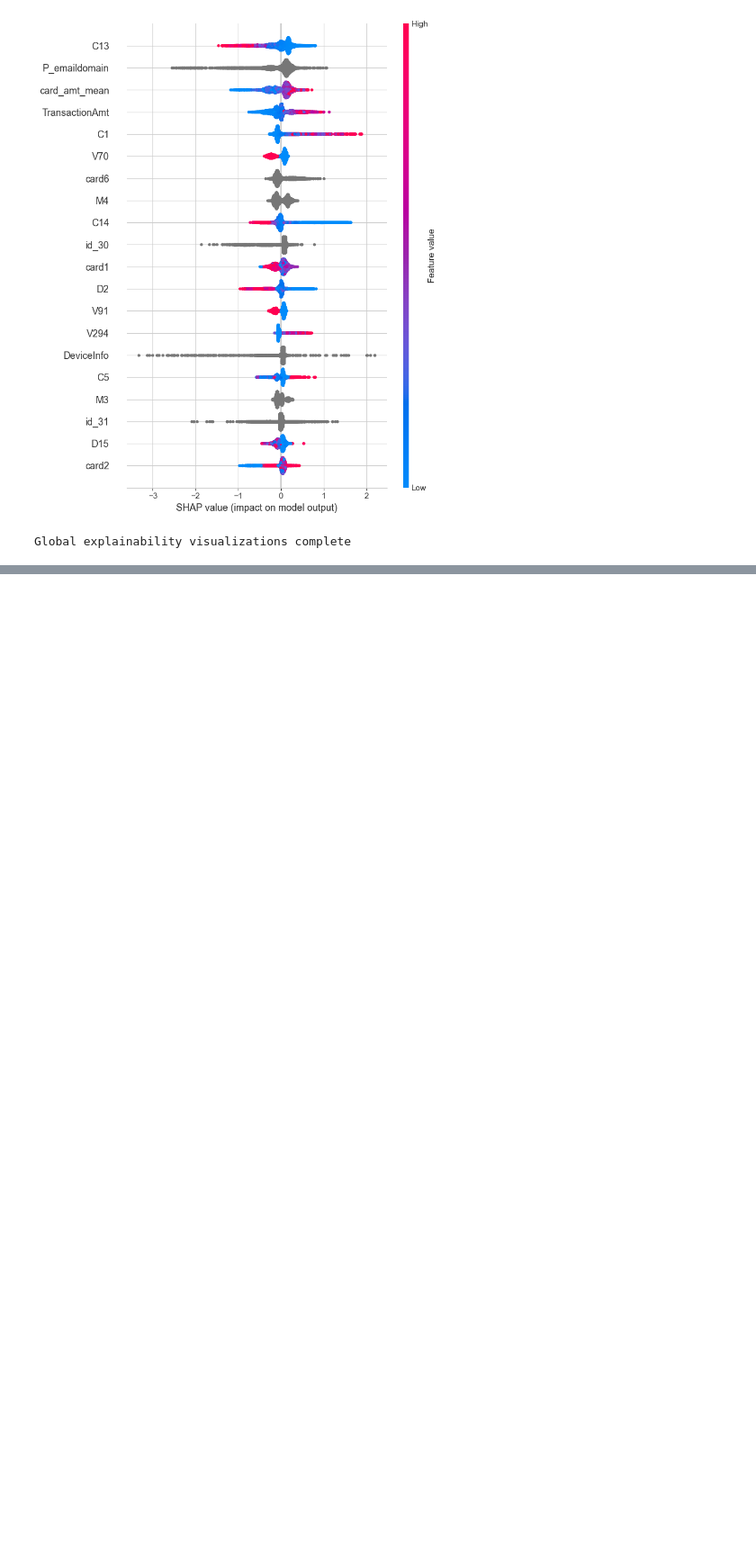
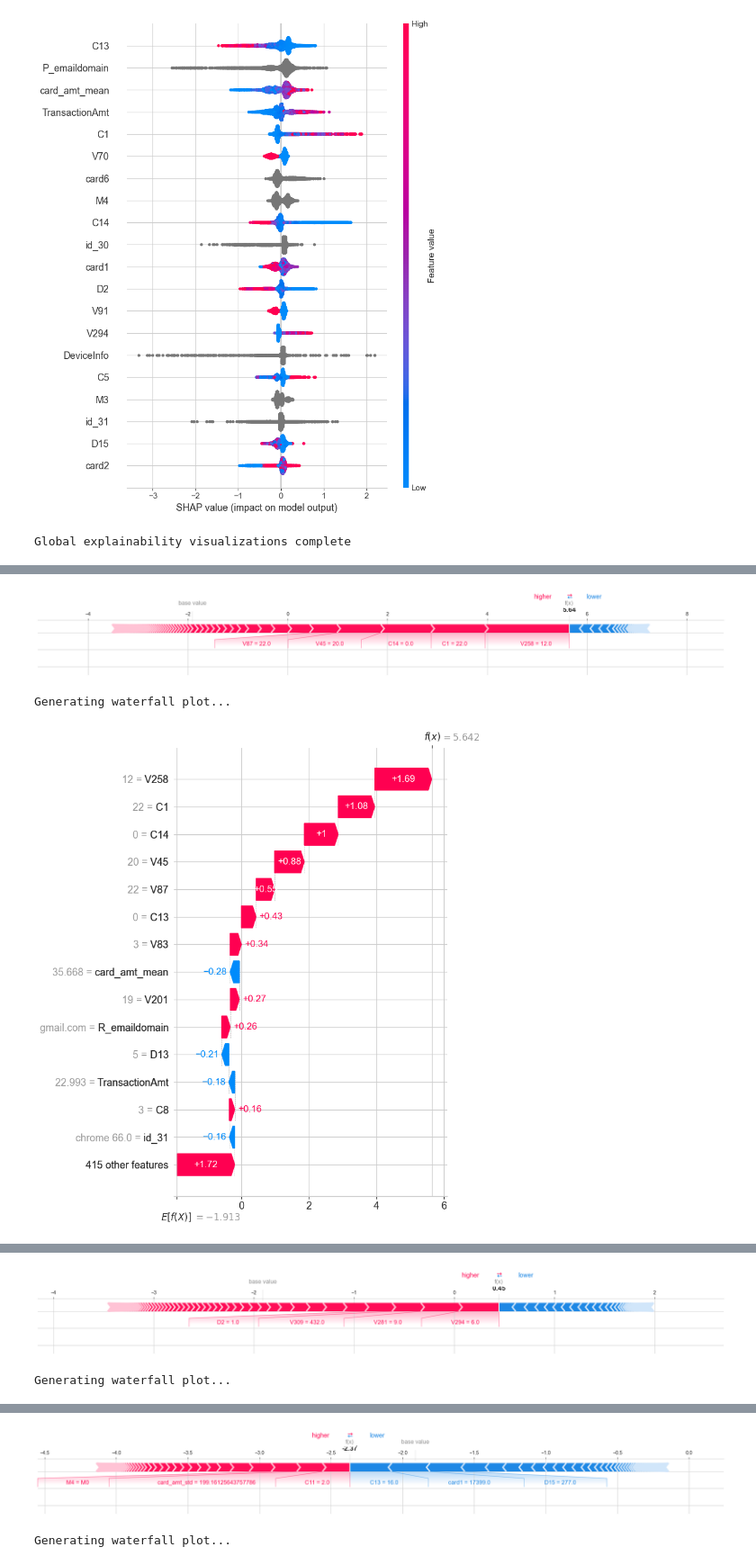
Before and after one commit to devbrewai/ai-fraud-detection-cross-border-payments, a Jupyter notebook: notebooks/03_model_training.ipynb, the cells around one changed output, grey strips where cells are left out. Shown at 90% size. Saved outputs shown, nothing was run; the diff lists cells and outputs as text; code cells hidden in the pictures; blank space fills up the shorter version.

```diff
--- a/notebooks/03_model_training.ipynb
+++ b/notebooks/03_model_training.ipynb
@@ -3257,0 +3266,73 @@ Global explainability visualizations complete
+# %%
+# Get predictions for sample
+y_pred_proba_sample = baseline_model.predict(X_test_sample)
+
+# Select representative examples
+high_risk_idx = np.where(y_pred_proba_sample > 0.9)[0]
+medium_risk_idx = np.where((y_pred_proba_sample >= 0.3) & (y_pred_proba_sample <= 0.7))[0]
+low_risk_idx = np.where(y_pred_proba_sample < 0.1)[0]
+
+examples = [
+    ("High-Risk Fraud", high_risk_idx[0] if len(high_risk_idx) > 0 else 0),
+    ("Medium-Risk Case", medium_risk_idx[0] if len(medium_risk_idx) > 0 else 100),
+    ("Low-Risk Legitimate", low_risk_idx[0] if len(low_risk_idx) > 0 else 500)
+]
+
+print("Local Explainability: Individual Transaction Examples\n")
+print(f"Base value (expected value): {explainer.expected_value:.4f}\n")
+
+for example_name, idx in examples:
+    print(f"{example_name} Transaction (Sample Index: {idx})")
+    print(f"{'-'*80}")
+
+    # Transaction details
+    pred_proba = y_pred_proba_sample[idx]
+    actual_label = y_test_sample.iloc[idx]
+
+    print(f"\nPrediction:")
+    print(f" - Fraud Probability: {pred_proba:.4f} ({pred_proba*100:.1f}%)")
+    print(f" - Actual Label:      {'FRAUD' if actual_label == 1 else 'Legitimate'}")
+    print(f" - Prediction Status: {'Correct' if (pred_proba >= 0.5 and actual_label == 1) or (pred_proba < 0.5 and actual_label == 0) else 'Incorrect'}")
+
+    # Top contributing features
+    shap_values_single = shap_values[idx]
+    feature_contributions = pd.DataFrame({
+        'feature': X_test_sample.columns,
+        'value': X_test_sample.iloc[idx].values,
+        'shap_value': shap_values_single
+    }).assign(
+        abs_shap=lambda x: np.abs(x['shap_value'])
+    ).sort_values('abs_shap', ascending=False)
+
+    print(f"\nTop 10 Contributing Features:")
+    print(feature_contributions[['feature', 'value', 'shap_value']].head(10).to_string(index=False))
+
+    # Force plot
+    print(f"\nGenerating force plot...")
+    shap.force_plot(
+        explainer.expected_value,
+        shap_values[idx],
+        X_test_sample.iloc[idx],
+        matplotlib=True,
+        show=False
+    )
+    plt.tight_layout()
+    plt.show()
+
+    # Waterfall plot
+    print(f"Generating waterfall plot...")
+    shap.waterfall_plot(
+        shap.Explanation(
+            values=shap_values[idx],
+            base_values=explainer.expected_value,
+            data=X_test_sample.iloc[idx].values,
+            feature_names=X_test_sample.columns.tolist()
+        ),
+        max_display=15,
+        show=False
+    )
+    plt.tight_layout()
+    plt.show()
+
+print("Local explainability examples complete")
+# %% [output]
@@ -3257,0 +3356,3 @@ Global explainability visualizations complete
+[figure, added]
+Generating waterfall plot...
+[figure, added]
@@ -3257,0 +3376,2 @@ Global explainability visualizations complete
+[figure, added]
+Generating waterfall plot...
@@ -3257,0 +3396,2 @@ Global explainability visualizations complete
+[figure, added]
+Generating waterfall plot...
```
Also changed, not shown: parts of 2 cells of this notebook.
